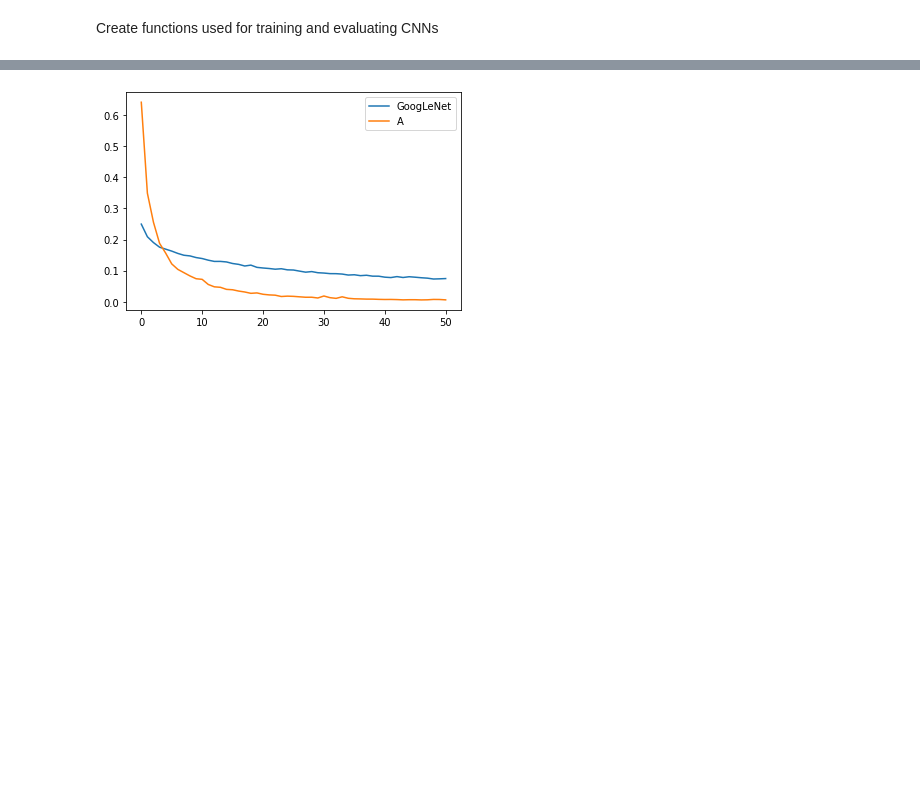
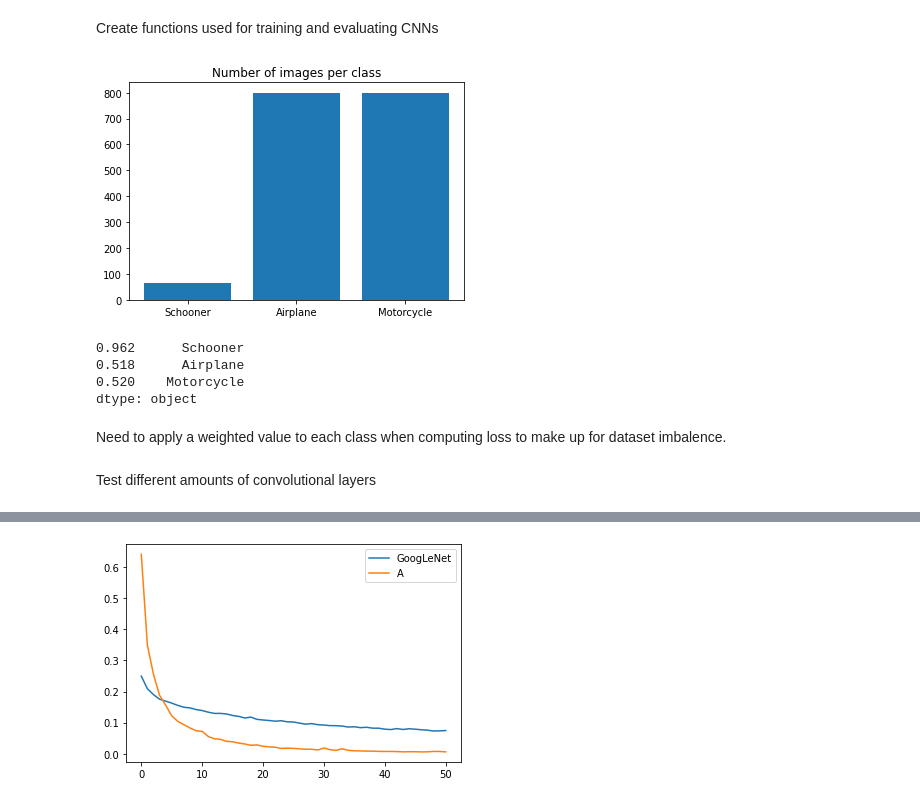
Before and after one commit to WTS012201/CSE4334, a Jupyter notebook: assignment2/eval.ipynb, the cells around one changed output, grey strips where cells are left out. Saved outputs shown, nothing was run; the diff lists cells and outputs as text; code cells hidden in the pictures; blank space fills up the shorter version.

```diff
--- a/assignment2/eval.ipynb
+++ b/assignment2/eval.ipynb
@@ -3,17 +3,18 @@ import torch
 import torch.nn as nn
 import torchvision.datasets as datasets
 import torchvision.transforms as transforms
-from torch.utils.data import DataLoader
+from torch.utils.data import WeightedRandomSampler, DataLoader
 import torch.optim as optim
 import matplotlib.pyplot as plt
 import numpy as np
+import os
 from tqdm import tqdm
 
 NUM_CLASSES = 3
 CHANNELS_D = 3
 IMG_SIZE = 256
+DATA_DIR = "/home/will/Documents/datasets/archive/caltech101_classification/"
 device = "cuda" if torch.cuda.is_available() else "cpu"
-data_dir = "~/Documents/datasets/archive/caltech101_classification/"
 classes = ["Motorcycle", "Airplane", "Schooner"]
 # %% [markdown]
 Compute the mean and standard deviation of the images and use that to normalize them for training.
@@ -121,4 +118,32 @@ def eval(model, data):
             pred = pred.to("cpu")
             correct += pred.item() == label
         return correct, round((correct / len(data) * 100), 3)
+# %%
+import pandas as pd
+
+class_weights = []
+total_len = 0
+for _, _, files in os.walk(DATA_DIR):
+    if len(files) > 0:
+        class_weights.append(len(files))
+    total_len += len(files)
+plt.bar(classes[::-1], class_weights)
+plt.title("Number of images per class")
+plt.show()
+
+class_weights = np.round((1 - np.array(class_weights) / total_len), 3)
+class_weights = class_weights.tolist()
+
+df = pd.Series(classes[::-1], class_weights)
+class_weights = torch.tensor(class_weights)
+
+df
+# %% [output]
+[figure, added]
+0.962      Schooner
+0.518      Airplane
+0.520    Motorcycle
+dtype: object
+# %% [markdown]
+Need to apply a weighted value to each class when computing loss to make up for dataset imbalence.
 # %%
@@ -158,0 +189,2 @@ def save(model, path):
+# %% [markdown]
+Test different amounts of convolutional layers
```
Also changed, not shown: parts of 16 cells of this notebook.
